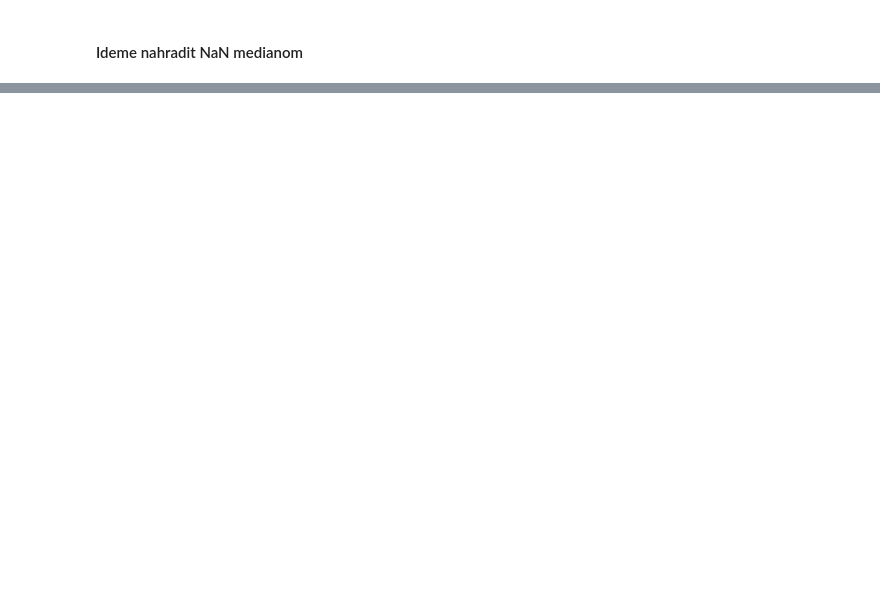
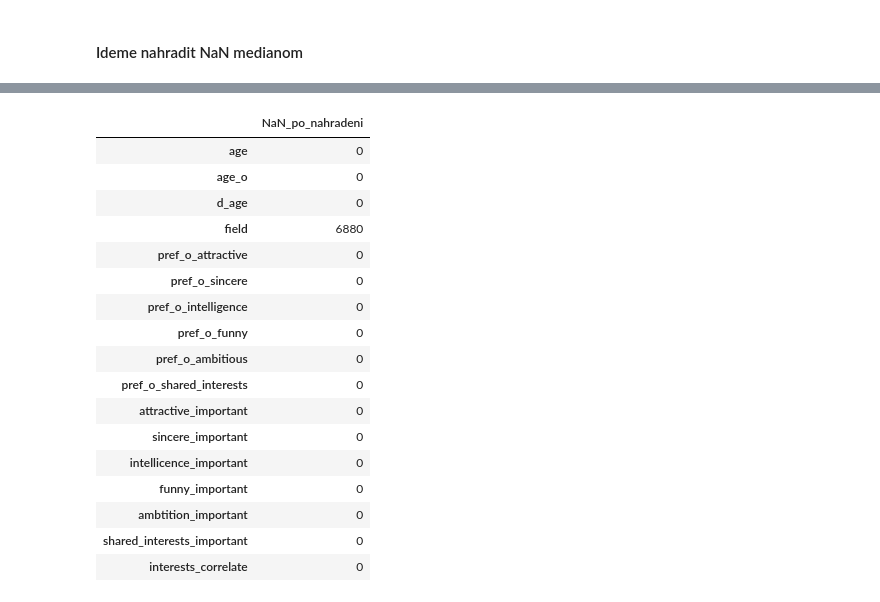
Before and after one commit to Daweed12/ZNEUS_ZS_Vach_Kmet_Duchon, a Jupyter notebook: Project1.ipynb, the cells around one changed output, grey strips where cells are left out. Drawn from its saved outputs; the diff is of its cells as text; code cells hidden in the pictures; blank space fills up the shorter version.

Commit message:
nahradenie NaN hodnot medianom, rozdelenie dat do mnozin

```diff
--- a/Project1.ipynb
+++ b/Project1.ipynb
@@ -327,0 +278,72 @@ Ako nahradim missing values kde su hodnoty [5-7] a podobne ?
+# %%
+cols_present = [c for c in columns_of_interest if c in df_clean.columns]
+if not cols_present:
+    raise ValueError("V df_clean sa nenašiel žiadny stĺpec zo zoznamu columns_of_interest.")
+
+
+df_clean_filled = df_clean.copy()
+
+print("Pokus o konverziu stĺpcov na číselné (iba columns_of_interest):")
+problem_samples = {}
+
+for c in cols_present:
+    s = df_clean_filled[c]
+
+
+    if pd.api.types.is_numeric_dtype(s):
+        continue
+
+
+    s_str = s.astype(str).str.strip()
+    s_str = s_str.replace({"": np.nan, "nan": np.nan, "None": np.nan})
+    s_str = s_str.str.replace(",", ".", regex=False)
+
+
+    s_num = pd.to_numeric(s_str, errors="coerce")
+
+
+    mask_bad = s_str.notna() & s_num.isna()
+    if mask_bad.any():
+        problem_samples[c] = s_str[mask_bad].value_counts().head(5)
+
+    df_clean_filled[c] = s_num
+
+if problem_samples:
+    print("\nNenačíselné hodnoty, ktoré sa nedali previesť (top 5):")
+    for c, vc in problem_samples.items():
+        print(f" - {c}:")
+        for val, cnt in vc.items():
+            print(f"     '{val}': {cnt}")
+
+
+print("\nNahrádzam NaN hodnoty mediánom (iba columns_of_interest):")
+skipped_all_nan = []
+replaced_summary = []
+
+for c in cols_present:
+    if not pd.api.types.is_numeric_dtype(df_clean_filled[c]):
+
+        continue
+
+    before = df_clean_filled[c].isna().sum()
+    med = df_clean_filled[c].median(skipna=True)
+
+    if pd.isna(med):
+        skipped_all_nan.append(c)
+        continue
+
+    df_clean_filled[c] = df_clean_filled[c].fillna(med)
+    after = df_clean_filled[c].isna().sum()
+    replaced_summary.append((c, before - after, float(med)))
+
+for c, replaced, med in replaced_summary:
+    print(f"- {c}: nahradených {replaced} NaN (medián = {med})")
+
+if skipped_all_nan:
+    print("\nPreskočené stĺpce (všetky hodnoty NaN, medián sa nedal určiť):")
+    print(", ".join(skipped_all_nan))
+
+
+summary_nan_after = df_clean_filled[cols_present].isna().sum().to_frame("NaN_po_nahradeni")
+display(summary_nan_after)
+# %% [output]
@@ -327,0 +367,18 @@ Ako nahradim missing values kde su hodnoty [5-7] a podobne ?
+|  | NaN_po_nahradeni |
+| age | 0 |
+| age_o | 0 |
+| d_age | 0 |
+| field | 6880 |
+| pref_o_attractive | 0 |
+| pref_o_sincere | 0 |
+| pref_o_intelligence | 0 |
+| pref_o_funny | 0 |
+| pref_o_ambitious | 0 |
+| pref_o_shared_interests | 0 |
+| attractive_important | 0 |
+| sincere_important | 0 |
+| intellicence_important | 0 |
+| funny_important | 0 |
+| ambtition_important | 0 |
+| shared_interests_important | 0 |
+| interests_correlate | 0 |
```
Also changed, not shown: parts of 22 cells of this notebook.
